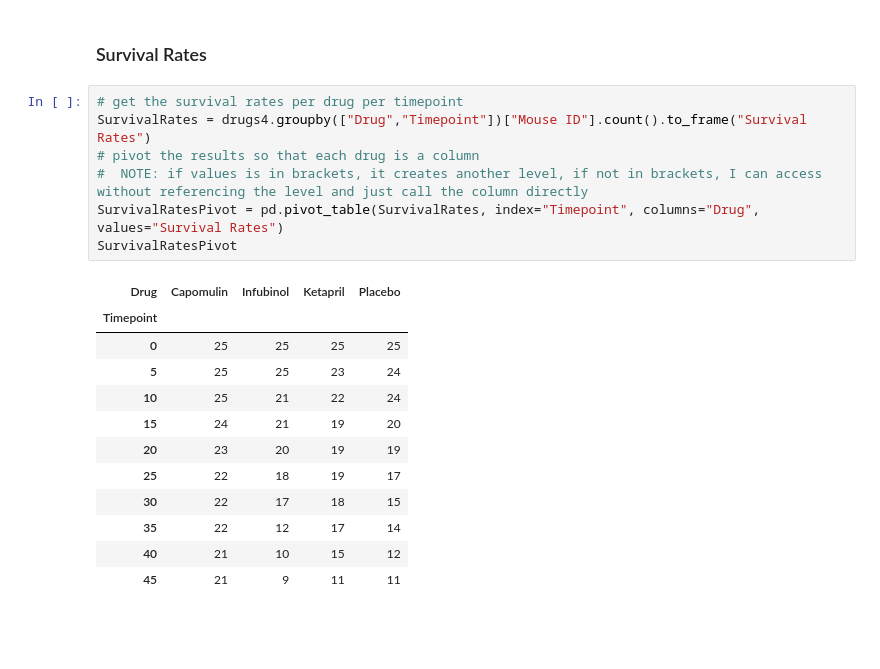
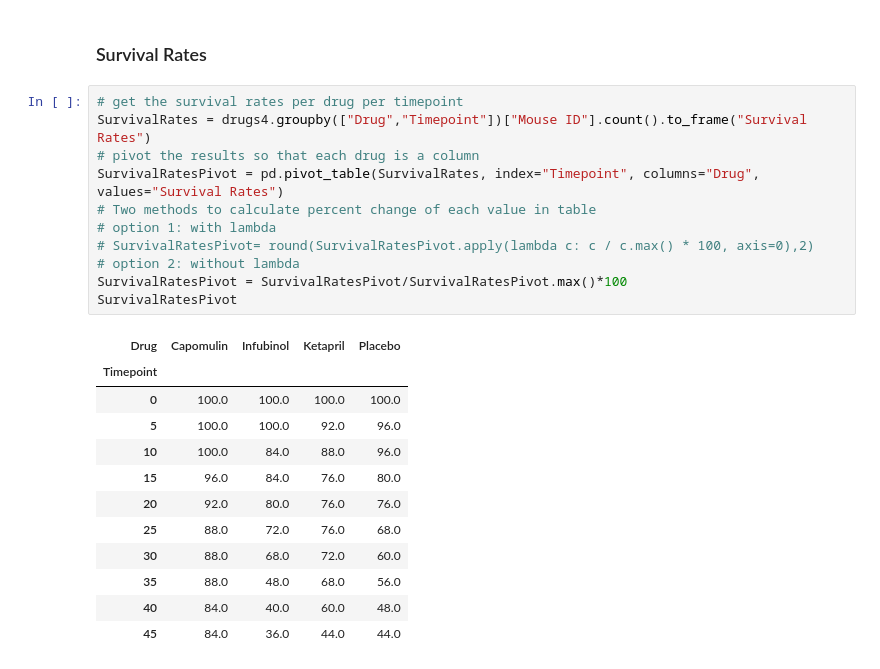
Before and after one commit to kadzema/matplotlibPymaceuticals, a Jupyter notebook: Pymaceuticals.ipynb, the cells around one changed output. Drawn from its saved outputs; the diff is of its cells as text; blank space fills up the shorter version.

```diff
--- a/Pymaceuticals.ipynb
+++ b/Pymaceuticals.ipynb
@@ -126,23 +124,27 @@ plt.show()
 # %%
 # get the survival rates per drug per timepoint
 SurvivalRates = drugs4.groupby(["Drug","Timepoint"])["Mouse ID"].count().to_frame("Survival Rates")
 # pivot the results so that each drug is a column
-#  NOTE: if values is in brackets, it creates another level, if not in brackets, I can access without referencing the level and just call the column directly
 SurvivalRatesPivot = pd.pivot_table(SurvivalRates, index="Timepoint", columns="Drug", values="Survival Rates")
+# Two methods to calculate percent change of each value in table
+# option 1: with lambda
+# SurvivalRatesPivot= round(SurvivalRatesPivot.apply(lambda c: c / c.max() * 100, axis=0),2)
+# option 2: without lambda
+SurvivalRatesPivot = SurvivalRatesPivot/SurvivalRatesPivot.max()*100
 SurvivalRatesPivot
 # %% [output]
 | Drug | Capomulin | Infubinol | Ketapril | Placebo |
 | Timepoint |  |  |  |  |
-| 0 | 25 | 25 | 25 | 25 |
-| 5 | 25 | 25 | 23 | 24 |
-| 10 | 25 | 21 | 22 | 24 |
-| 15 | 24 | 21 | 19 | 20 |
-| 20 | 23 | 20 | 19 | 19 |
-| 25 | 22 | 18 | 19 | 17 |
-| 30 | 22 | 17 | 18 | 15 |
-| 35 | 22 | 12 | 17 | 14 |
-| 40 | 21 | 10 | 15 | 12 |
-| 45 | 21 | 9 | 11 | 11 |
+| 0 | 100.0 | 100.0 | 100.0 | 100.0 |
+| 5 | 100.0 | 100.0 | 92.0 | 96.0 |
+| 10 | 100.0 | 84.0 | 88.0 | 96.0 |
+| 15 | 96.0 | 84.0 | 76.0 | 80.0 |
+| 20 | 92.0 | 80.0 | 76.0 | 76.0 |
+| 25 | 88.0 | 72.0 | 76.0 | 68.0 |
+| 30 | 88.0 | 68.0 | 72.0 | 60.0 |
+| 35 | 88.0 | 48.0 | 68.0 | 56.0 |
+| 40 | 84.0 | 40.0 | 60.0 | 48.0 |
+| 45 | 84.0 | 36.0 | 44.0 | 44.0 |
 # %%
 #plot the results
 plt.plot(SurvivalRatesPivot.index.get_level_values(0), SurvivalRatesPivot["Capomulin"], color="xkcd:hot pink", marker="X", label="Capomulin")
```
Also changed, not shown: parts of 10 cells of this notebook, 6 other files.
